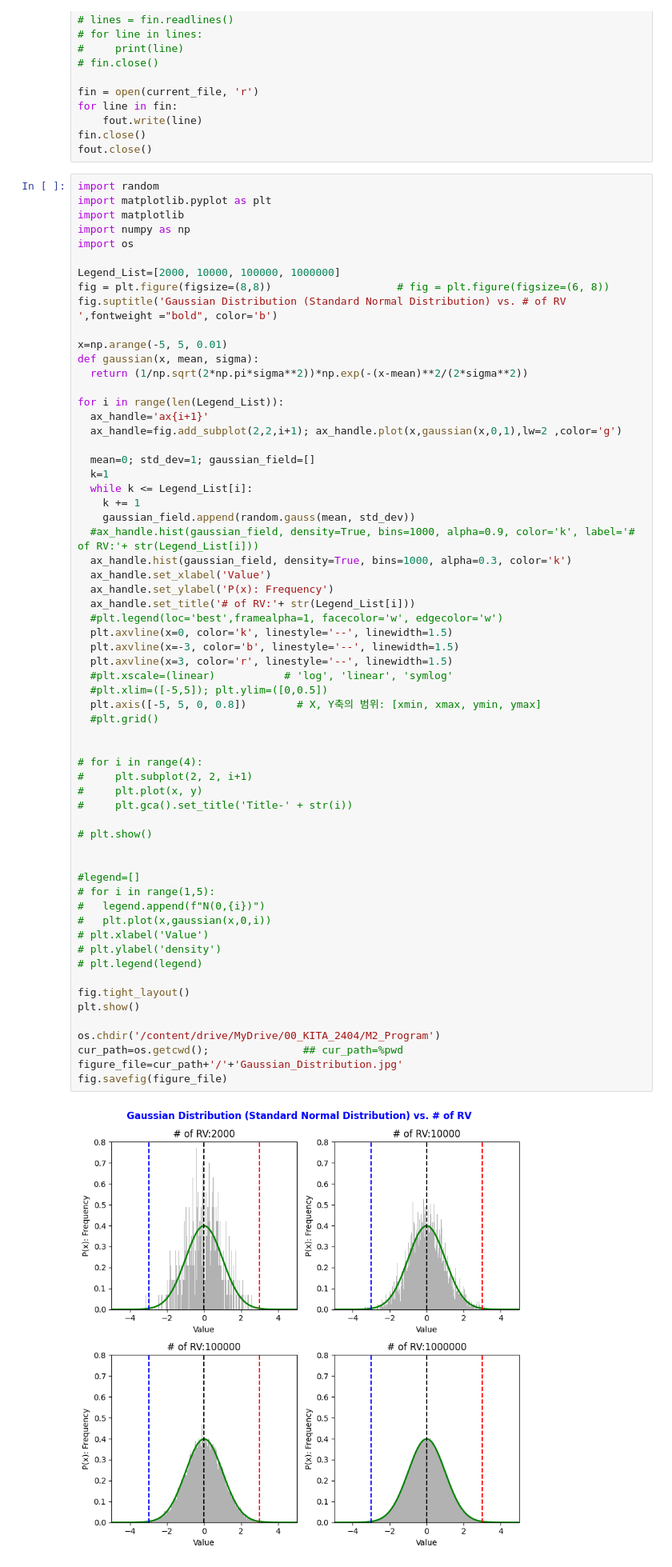
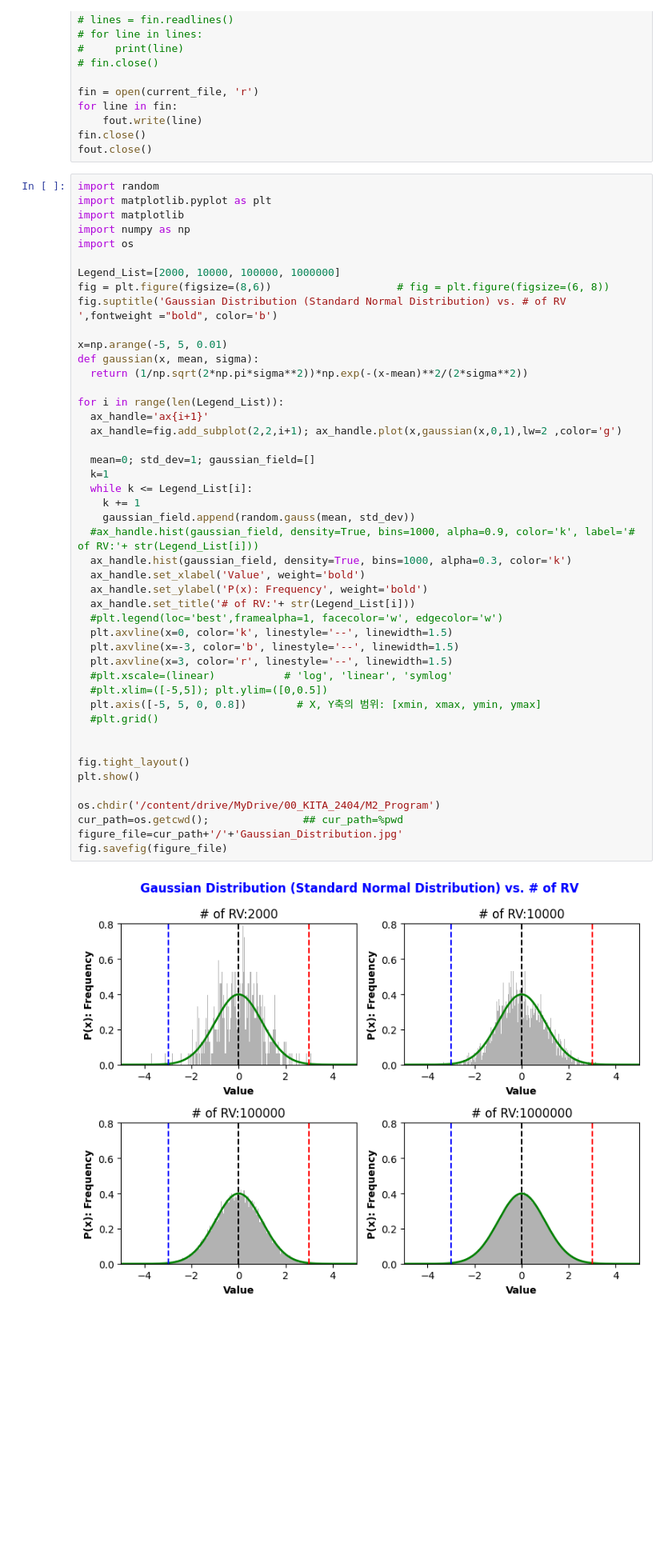
Before and after one commit to H-wooks/KITA_2024, a Jupyter notebook: M2_Python프로그래밍/10_File_IO_MakingDB_Plot.ipynb, the cells around one changed output. Shown at 80% size. Saved outputs shown, nothing was run; the diff lists cells and outputs as text; blank space fills up the shorter version.

```diff
--- a/M2_Python프로그래밍/10_File_IO_MakingDB_Plot.ipynb
+++ b/M2_Python프로그래밍/10_File_IO_MakingDB_Plot.ipynb
@@ -30,7 +30,7 @@ import numpy as np
 import os
 
 Legend_List=[2000, 10000, 100000, 1000000]
-fig = plt.figure(figsize=(8,8))                    # fig = plt.figure(figsize=(6, 8))
+fig = plt.figure(figsize=(8,6))                    # fig = plt.figure(figsize=(6, 8))
 fig.suptitle('Gaussian Distribution (Standard Normal Distribution) vs. # of RV ',fontweight ="bold", color='b')
 
 x=np.arange(-5, 5, 0.01)
@@ -40,52 +40,36 @@ def gaussian(x, mean, sigma):
 for i in range(len(Legend_List)):
   ax_handle='ax{i+1}'
   ax_handle=fig.add_subplot(2,2,i+1); ax_handle.plot(x,gaussian(x,0,1),lw=2 ,color='g')
 
   mean=0; std_dev=1; gaussian_field=[]
   k=1
   while k <= Legend_List[i]:
     k += 1
     gaussian_field.append(random.gauss(mean, std_dev))
   #ax_handle.hist(gaussian_field, density=True, bins=1000, alpha=0.9, color='k', label='# of RV:'+ str(Legend_List[i]))
   ax_handle.hist(gaussian_field, density=True, bins=1000, alpha=0.3, color='k')
-  ax_handle.set_xlabel('Value')
-  ax_handle.set_ylabel('P(x): Frequency')
+  ax_handle.set_xlabel('Value', weight='bold')
+  ax_handle.set_ylabel('P(x): Frequency', weight='bold')
   ax_handle.set_title('# of RV:'+ str(Legend_List[i]))
   #plt.legend(loc='best',framealpha=1, facecolor='w', edgecolor='w')
   plt.axvline(x=0, color='k', linestyle='--', linewidth=1.5)
   plt.axvline(x=-3, color='b', linestyle='--', linewidth=1.5)
   plt.axvline(x=3, color='r', linestyle='--', linewidth=1.5)
   #plt.xscale=(linear)           # 'log', 'linear', 'symlog'
   #plt.xlim=([-5,5]); plt.ylim=([0,0.5])
   plt.axis([-5, 5, 0, 0.8])        # X, Y축의 범위: [xmin, xmax, ymin, ymax]
   #plt.grid()
 
 
-# for i in range(4):
-#     plt.subplot(2, 2, i+1)
-#     plt.plot(x, y)
-#     plt.gca().set_title('Title-' + str(i))
-
-# plt.show()
-
-
-#legend=[]
-# for i in range(1,5):
-#   legend.append(f"N(0,{i})")
-#   plt.plot(x,gaussian(x,0,i))
-# plt.xlabel('Value')
-# plt.ylabel('density')
-# plt.legend(legend)
-
 fig.tight_layout()
 plt.show()
 
 os.chdir('/content/drive/MyDrive/00_KITA_2404/M2_Program')
 cur_path=os.getcwd();               ## cur_path=%pwd
 figure_file=cur_path+'/'+'Gaussian_Distribution.jpg'
 fig.savefig(figure_file)
 # %% [output]
-[figure, old version]
+[figure, new version]
 # %%
 import random
 import matplotlib.pyplot as plt
```
Also changed, not shown: parts of 1 cell of this notebook.
